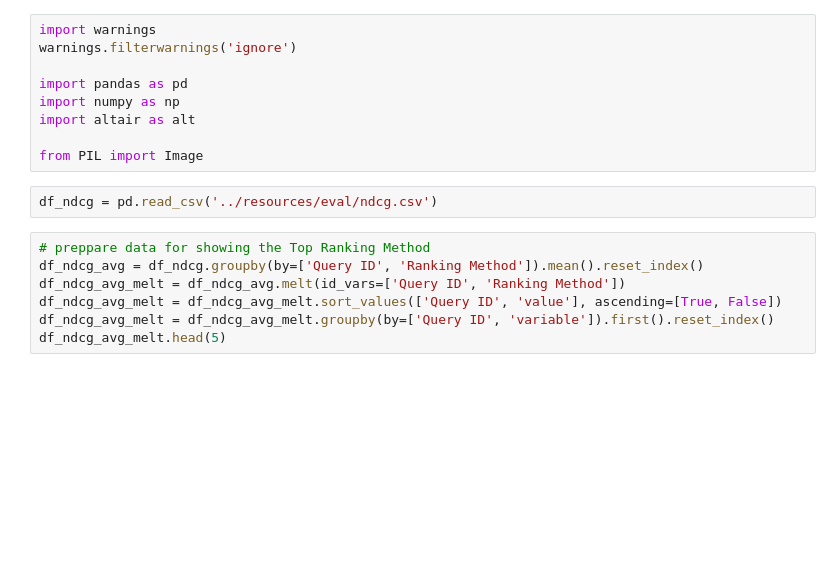
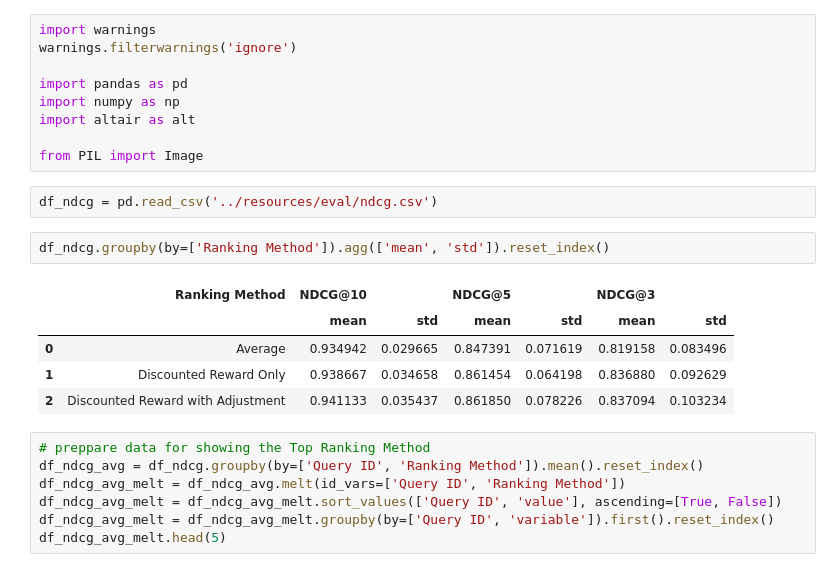
Before and after one commit to gen-exody/nes, a Jupyter notebook: notebooks/evaluation_analysis.ipynb, the cells around one changed output. Drawn from its saved outputs; the diff is of its cells as text; blank space fills up the shorter version.

```diff
--- a/notebooks/evaluation_analysis.ipynb
+++ b/notebooks/evaluation_analysis.ipynb
@@ -9,6 +9,14 @@ import altair as alt
 from PIL import Image
 # %%
 df_ndcg = pd.read_csv('../resources/eval/ndcg.csv')
+# %%
+df_ndcg.groupby(by=['Ranking Method']).agg(['mean', 'std']).reset_index()
+# %% [output]
+|  | Ranking Method | NDCG@10 |  | NDCG@5 |  | NDCG@3 |  |
+|  |  | mean | std | mean | std | mean | std |
+| 0 | Average | 0.934942 | 0.029665 | 0.847391 | 0.071619 | 0.819158 | 0.083496 |
+| 1 | Discounted Reward Only | 0.938667 | 0.034658 | 0.861454 | 0.064198 | 0.836880 | 0.092629 |
+| 2 | Discounted Reward with Adjustment | 0.941133 | 0.035437 | 0.861850 | 0.078226 | 0.837094 | 0.103234 |
 # %%
 # preppare data for showing the Top Ranking Method
 df_ndcg_avg = df_ndcg.groupby(by=['Query ID', 'Ranking Method']).mean().reset_index()
```
Also changed, not shown: parts of 4 cells of this notebook, 3 other files.
